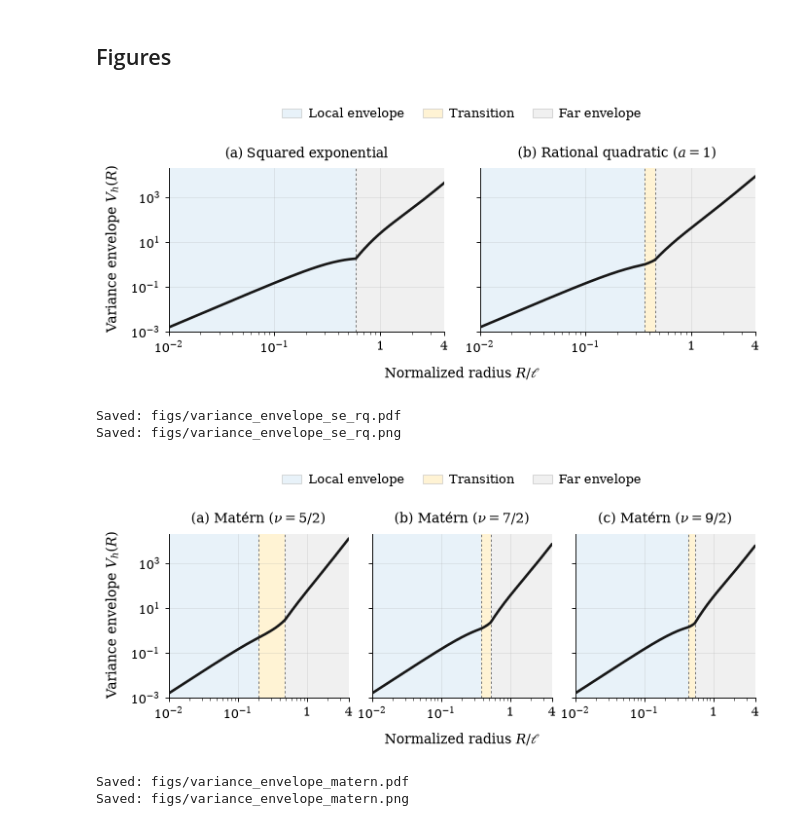
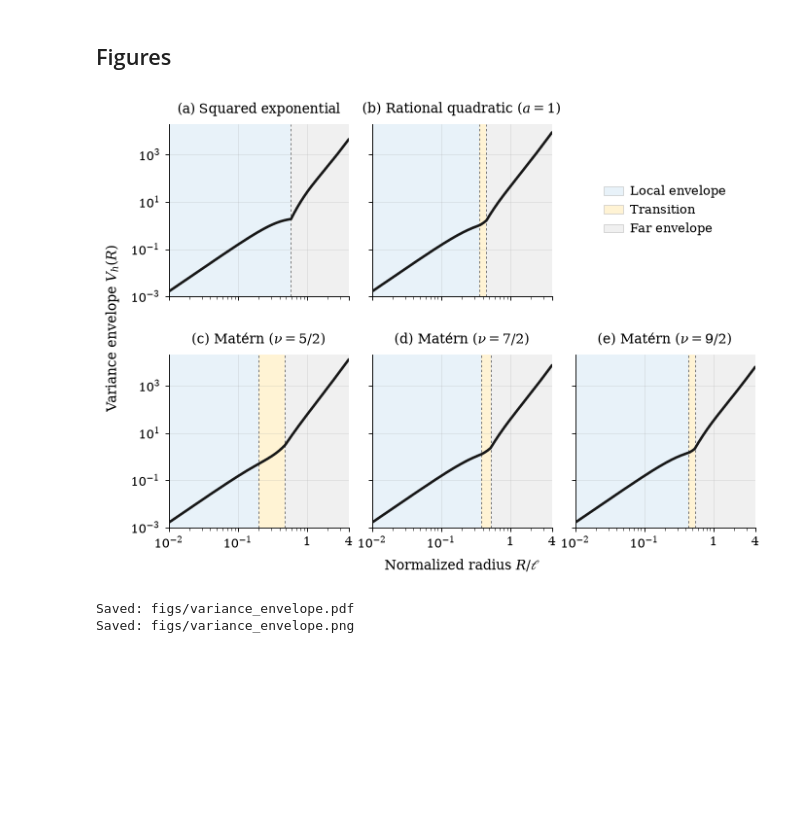
Before and after one commit to AlexVolkov0404/block-isotropic-gaussian-fields-code, a Jupyter notebook: 01_variance_envelopes.ipynb, the cells around one changed output. Saved outputs shown, nothing was run; the diff lists cells and outputs as text; code cells hidden in the pictures; blank space fills up the shorter version.

Commit message:
fig: merge variance-envelope Figs. 2-3 into one figure; renumber Figs. 4-6 to 3-5 (#5)
Co-authored-by: munkijeong <munkijeong@Munkis-MacBook-Air-3.local>

```diff
--- a/01_variance_envelopes.ipynb
+++ b/01_variance_envelopes.ipynb
@@ -128,22 +143,13 @@ def make_envelope_figure(profiles, stem):
 
     return paths
 # %%
-figure2_pdf, figure2_png = make_envelope_figure(
-    PROFILES[:2], "variance_envelope_se_rq"
+# First row: squared exponential and rational quadratic. Second row: Matérn.
+envelope_pdf, envelope_png = make_envelope_figure(
+    (PROFILES[:2], PROFILES[2:]), "variance_envelope"
 )
 
-print(f"Saved: {relative(figure2_pdf)}\nSaved: {relative(figure2_png)}")
+print(f"Saved: {relative(envelope_pdf)}\nSaved: {relative(envelope_png)}")
 # %% [output]
-[figure, old version]
+[figure, new version]
-Saved: figs/variance_envelope_se_rq.pdf
-Saved: figs/variance_envelope_se_rq.png
+Saved: figs/variance_envelope.pdf
+Saved: figs/variance_envelope.png
-# %%
-figure3_pdf, figure3_png = make_envelope_figure(
-    PROFILES[2:], "variance_envelope_matern"
-)
-
-print(f"Saved: {relative(figure3_pdf)}\nSaved: {relative(figure3_png)}")
-# %% [output]
-[figure, removed]
-Saved: figs/variance_envelope_matern.pdf
-Saved: figs/variance_envelope_matern.png
```
Also changed, not shown: parts of 2 cells of this notebook, 16 other files.
